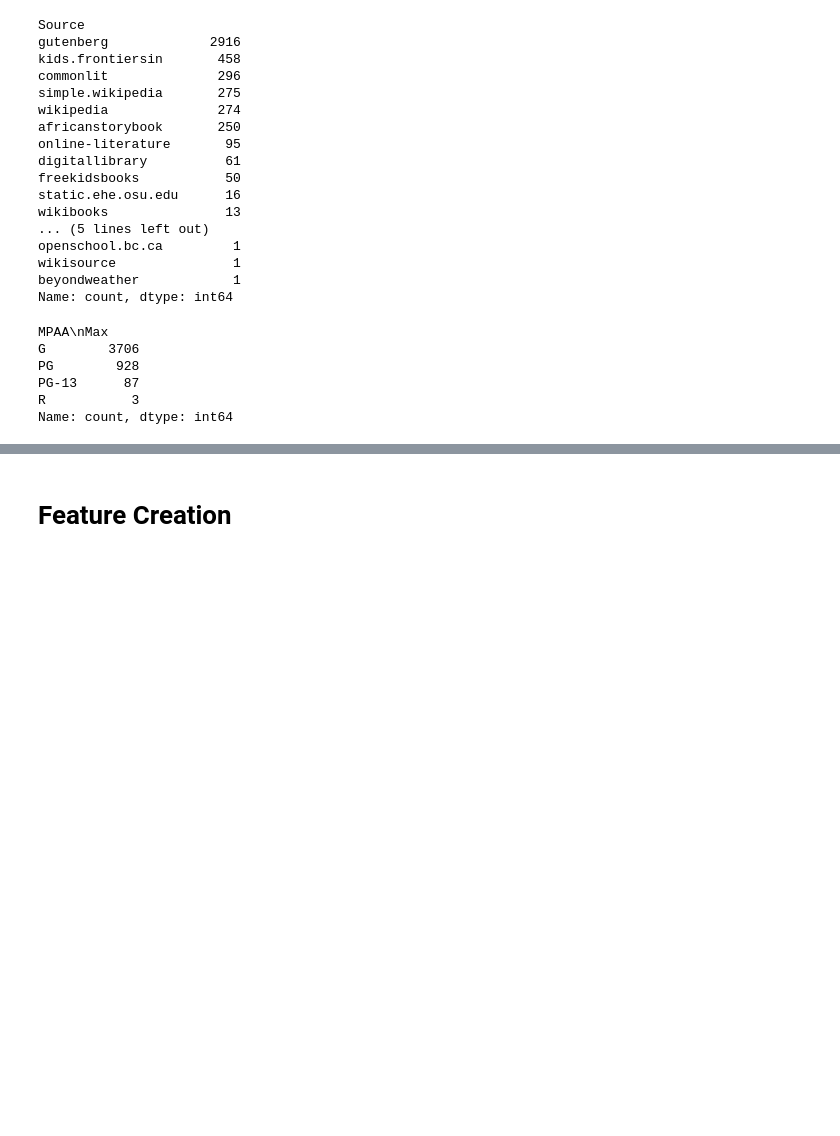
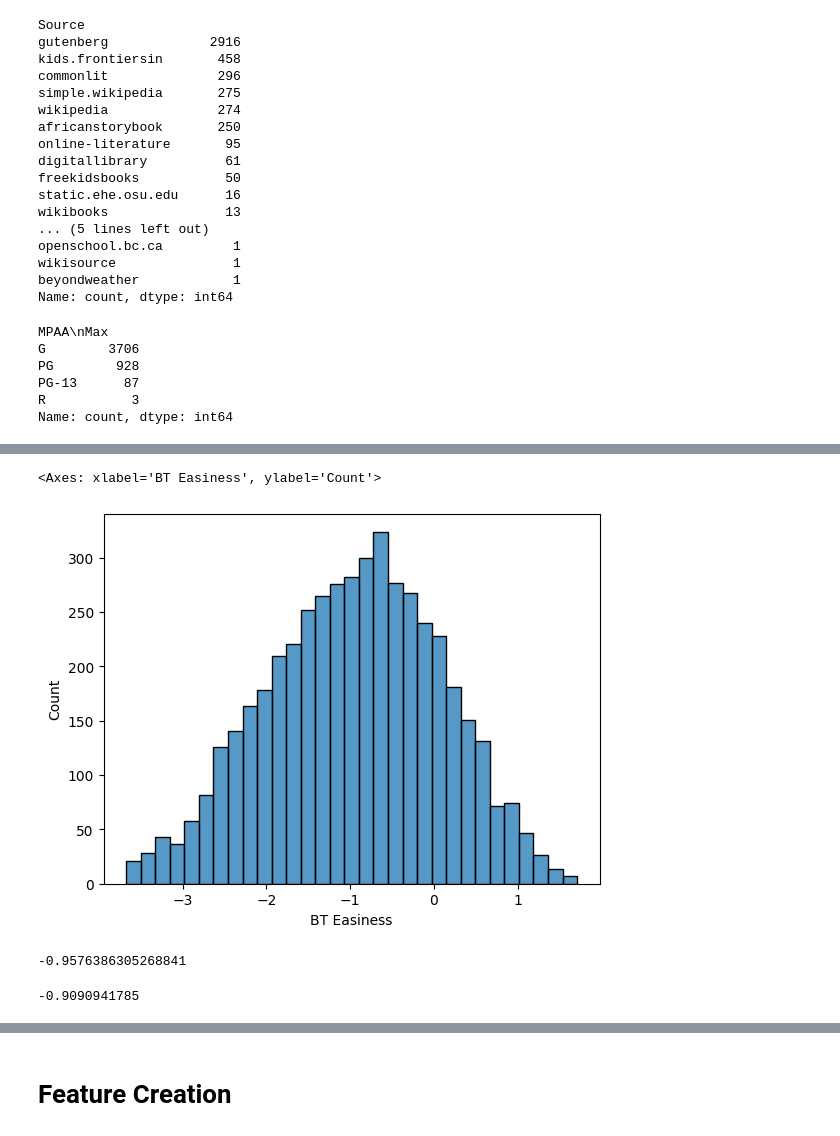
Before and after one commit to ChristineSi/neuroCraft, a Jupyter notebook: notebooks/NotebookAndrea.ipynb, the cells around one changed output, grey strips where cells are left out. Drawn from its saved outputs; the diff is of its cells as text; code cells hidden in the pictures; blank space fills up the shorter version.

```diff
--- a/notebooks/NotebookAndrea.ipynb
+++ b/notebooks/NotebookAndrea.ipynb
@@ -112,0 +132,13 @@ df.head()
+# %%
+sns.histplot(data = df, x='BT Easiness')
+# %% [output]
+<Axes: xlabel='BT Easiness', ylabel='Count'>
+[figure, added]
+# %%
+np.mean(df['BT Easiness'])
+# %% [output]
+-0.9576386305268841
+# %%
+np.median(df['BT Easiness'])
+# %% [output]
+-0.9090941785
```
Also changed, not shown: parts of 85 cells of this notebook.
